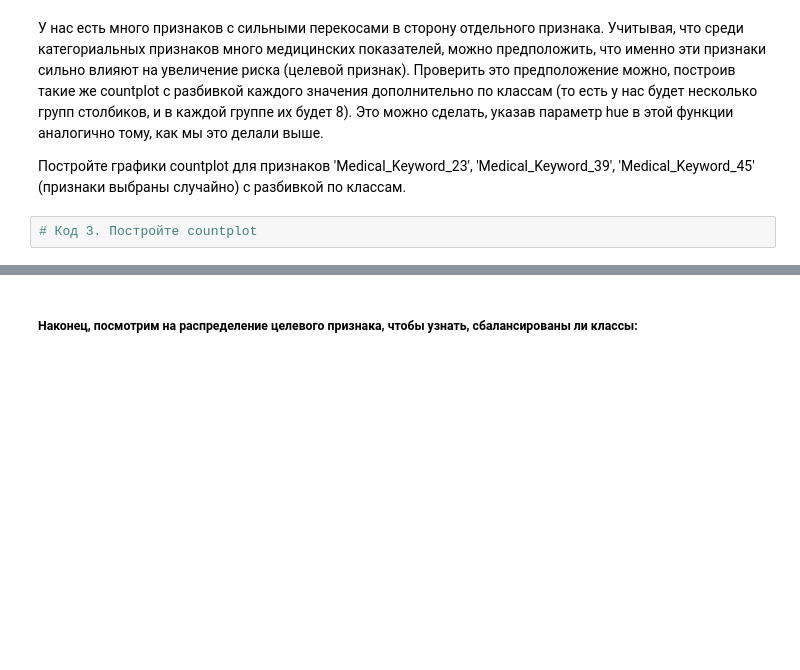
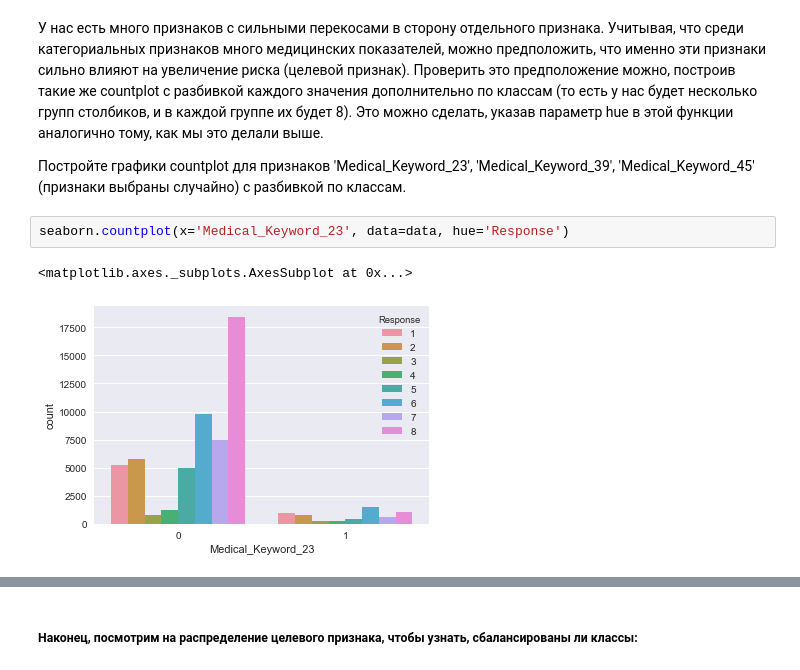
Before and after one commit to adrianoff/ml_coursera, a Jupyter notebook: curs3/week3/VisualizationPeerReview.ipynb, the cells around one changed output, grey strips where cells are left out. Saved outputs shown, nothing was run; the diff lists cells and outputs as text; blank space fills up the shorter version.

```diff
--- a/curs3/week3/VisualizationPeerReview.ipynb
+++ b/curs3/week3/VisualizationPeerReview.ipynb
@@ -172,5 +228,8 @@ __Ответьте на вопросы (Блок 5)__:
 У нас есть много признаков с сильными перекосами в сторону отдельного признака. Учитывая, что среди категориальных признаков много медицинских показателей, можно предположить, что именно эти признаки сильно влияют на увеличение риска (целевой признак). Проверить это предположение можно, построив такие же countplot с разбивкой каждого значения дополнительно по классам (то есть у нас будет несколько групп столбиков, и в каждой группе их будет 8). Это можно сделать, указав параметр hue в этой функции аналогично тому, как мы это делали выше.
 
 Постройте графики countplot для признаков 'Medical_Keyword_23', 'Medical_Keyword_39', 'Medical_Keyword_45' (признаки выбраны случайно) с разбивкой по классам.
-# %%
-# Код 3. Постройте countplot
+# %%
+seaborn.countplot(x='Medical_Keyword_23', data=data, hue='Response')
+# %% [output]
+<matplotlib.axes._subplots.AxesSubplot at 0x...>
+[figure, added]
```
Also changed, not shown: parts of 33 cells of this notebook, 5 other files.
